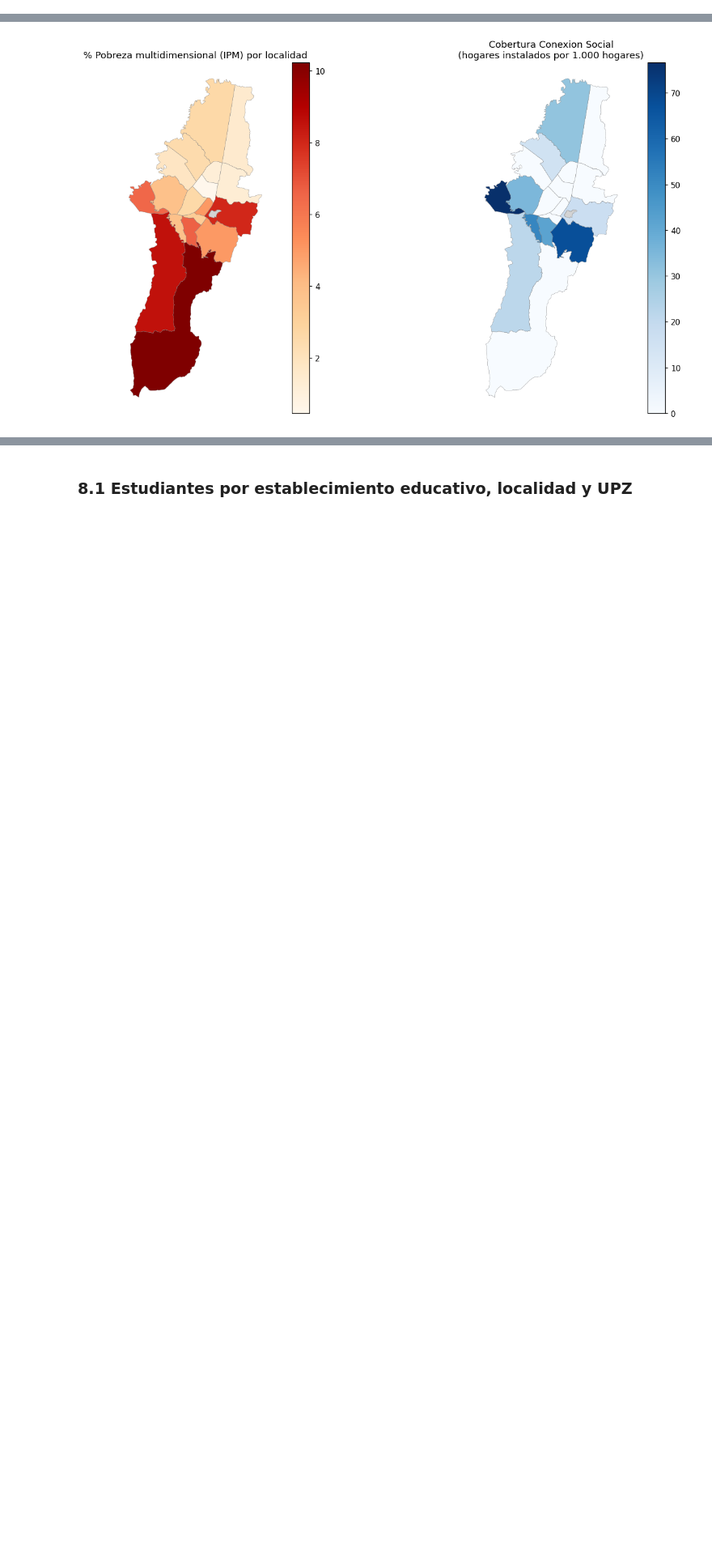
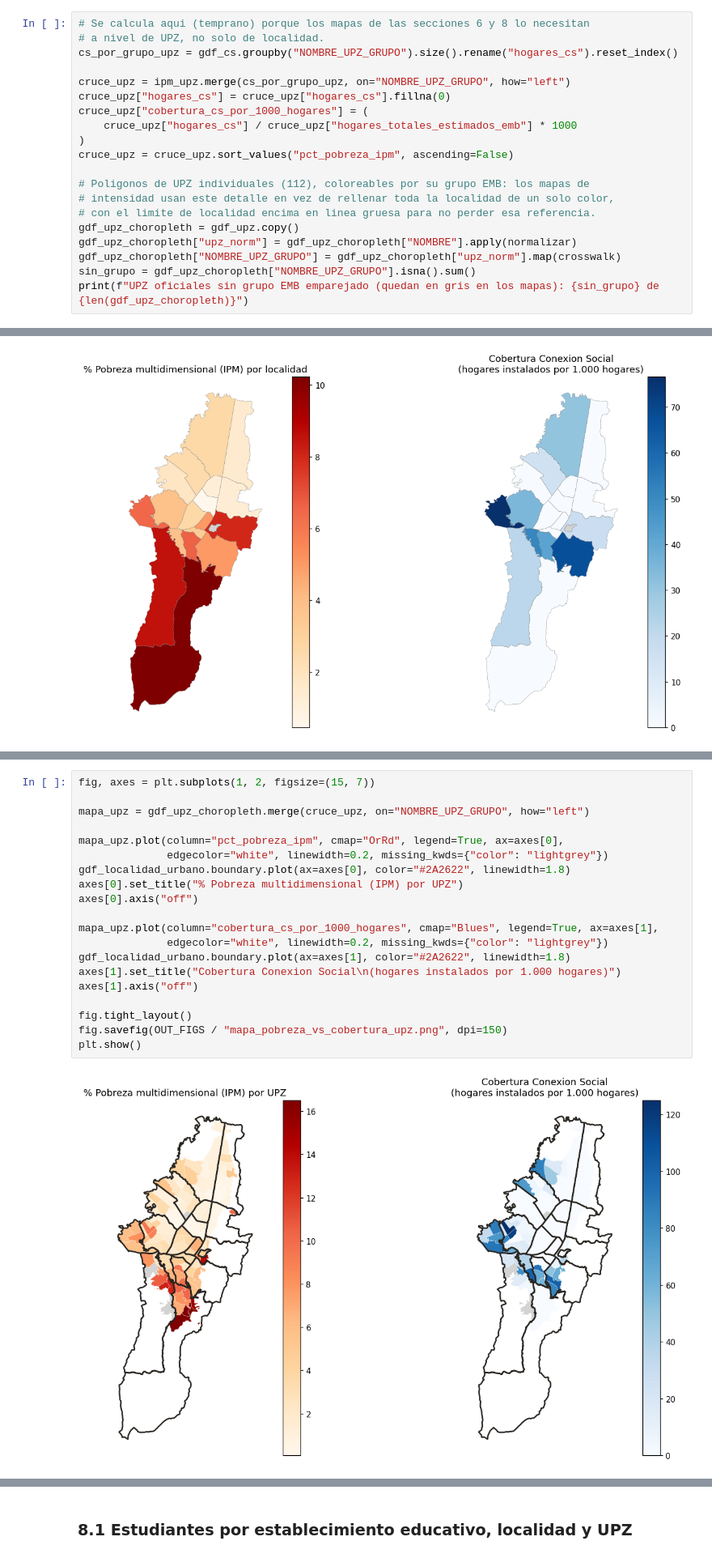
Before and after one commit to jestupinan5/DataJam---Conexi-n-Social-Integraci-n-Social, a Jupyter notebook: notebooks/01_analisis_espacial_conexion_social.ipynb, the cells around one changed output, grey strips where cells are left out. Shown at 81% size. Saved outputs shown, nothing was run; the diff lists cells and outputs as text; blank space fills up the shorter version.

```diff
--- a/notebooks/01_analisis_espacial_conexion_social.ipynb
+++ b/notebooks/01_analisis_espacial_conexion_social.ipynb
@@ -439,3 +439,23 @@ ipm_upz.sort_values("pct_pobreza_ipm", ascending=False).head(10)
 | 22 | Diana Turbay | 9.707758 | 26469.746768 |
 | 56 | Marco Fidel Suárez | 9.461298 | 18328.179787 |
 | 63 | Patio Bonito | 9.438808 | 45151.630743 |
+# %%
+# Se calcula aqui (temprano) porque los mapas de las secciones 6 y 8 lo necesitan
+# a nivel de UPZ, no solo de localidad.
+cs_por_grupo_upz = gdf_cs.groupby("NOMBRE_UPZ_GRUPO").size().rename("hogares_cs").reset_index()
+
+cruce_upz = ipm_upz.merge(cs_por_grupo_upz, on="NOMBRE_UPZ_GRUPO", how="left")
+cruce_upz["hogares_cs"] = cruce_upz["hogares_cs"].fillna(0)
+cruce_upz["cobertura_cs_por_1000_hogares"] = (
+    cruce_upz["hogares_cs"] / cruce_upz["hogares_totales_estimados_emb"] * 1000
+)
+cruce_upz = cruce_upz.sort_values("pct_pobreza_ipm", ascending=False)
+
+# Poligonos de UPZ individuales (112), coloreables por su grupo EMB: los mapas de
+# intensidad usan este detalle en vez de rellenar toda la localidad de un solo color,
+# con el limite de localidad encima en linea gruesa para no perder esa referencia.
+gdf_upz_choropleth = gdf_upz.copy()
+gdf_upz_choropleth["upz_norm"] = gdf_upz_choropleth["NOMBRE"].apply(normalizar)
+gdf_upz_choropleth["NOMBRE_UPZ_GRUPO"] = gdf_upz_choropleth["upz_norm"].map(crosswalk)
+sin_grupo = gdf_upz_choropleth["NOMBRE_UPZ_GRUPO"].isna().sum()
+print(f"UPZ oficiales sin grupo EMB emparejado (quedan en gris en los mapas): {sin_grupo} de {len(gdf_upz_choropleth)}")
@@ -562,3 +591,25 @@ plt.show()
+# %%
+fig, axes = plt.subplots(1, 2, figsize=(15, 7))
+
+mapa_upz = gdf_upz_choropleth.merge(cruce_upz, on="NOMBRE_UPZ_GRUPO", how="left")
+
+mapa_upz.plot(column="pct_pobreza_ipm", cmap="OrRd", legend=True, ax=axes[0],
+              edgecolor="white", linewidth=0.2, missing_kwds={"color": "lightgrey"})
+gdf_localidad_urbano.boundary.plot(ax=axes[0], color="#2A2622", linewidth=1.8)
+axes[0].set_title("% Pobreza multidimensional (IPM) por UPZ")
+axes[0].axis("off")
+
+mapa_upz.plot(column="cobertura_cs_por_1000_hogares", cmap="Blues", legend=True, ax=axes[1],
+              edgecolor="white", linewidth=0.2, missing_kwds={"color": "lightgrey"})
+gdf_localidad_urbano.boundary.plot(ax=axes[1], color="#2A2622", linewidth=1.8)
+axes[1].set_title("Cobertura Conexion Social\n(hogares instalados por 1.000 hogares)")
+axes[1].axis("off")
+
+fig.tight_layout()
+fig.savefig(OUT_FIGS / "mapa_pobreza_vs_cobertura_upz.png", dpi=150)
+plt.show()
+# %% [output]
+[figure, added]
 # %% [markdown]
 ### 6.1 Correlacion solo dentro de las localidades ya abiertas
 
```
Also changed, not shown: parts of 16 cells of this notebook, 10 other files.
